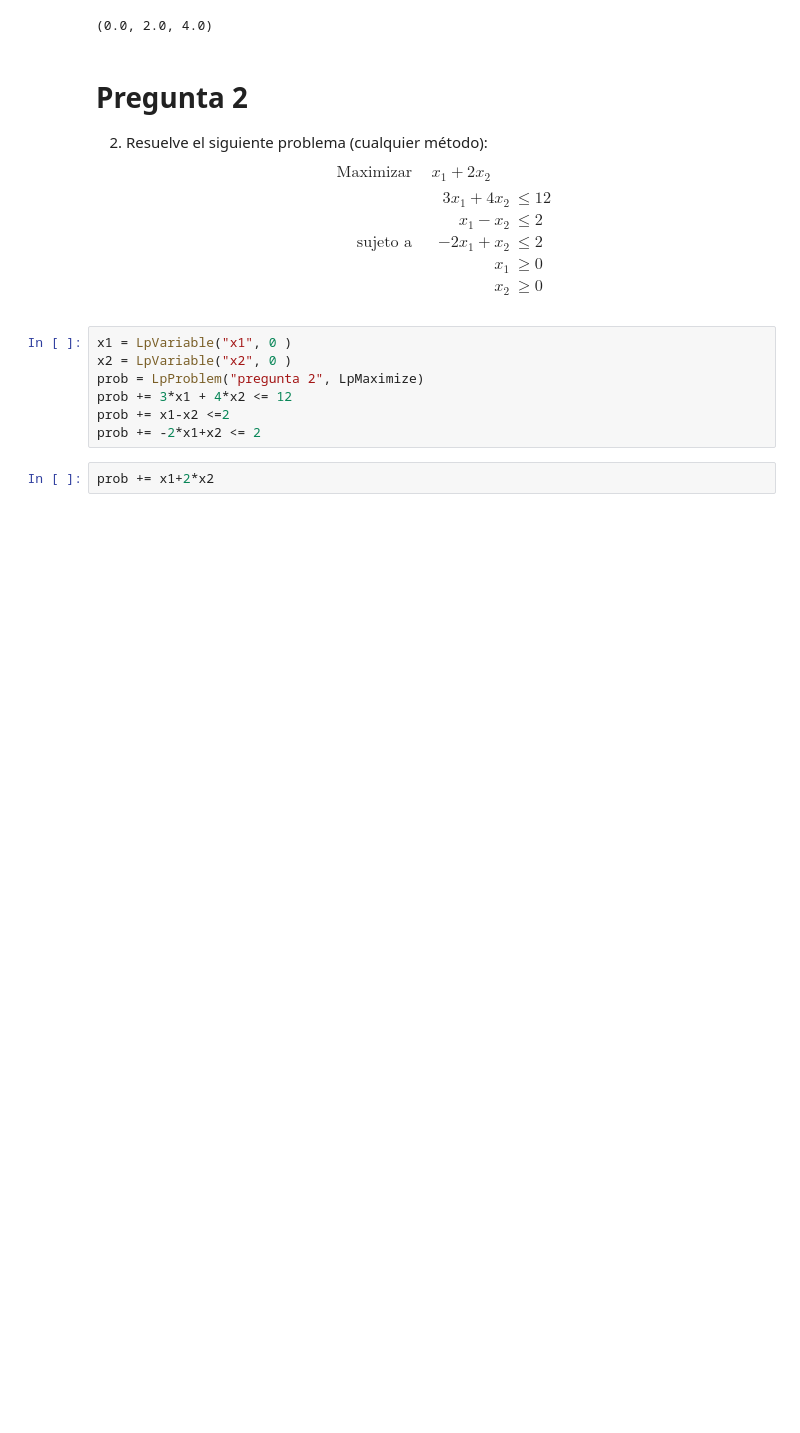
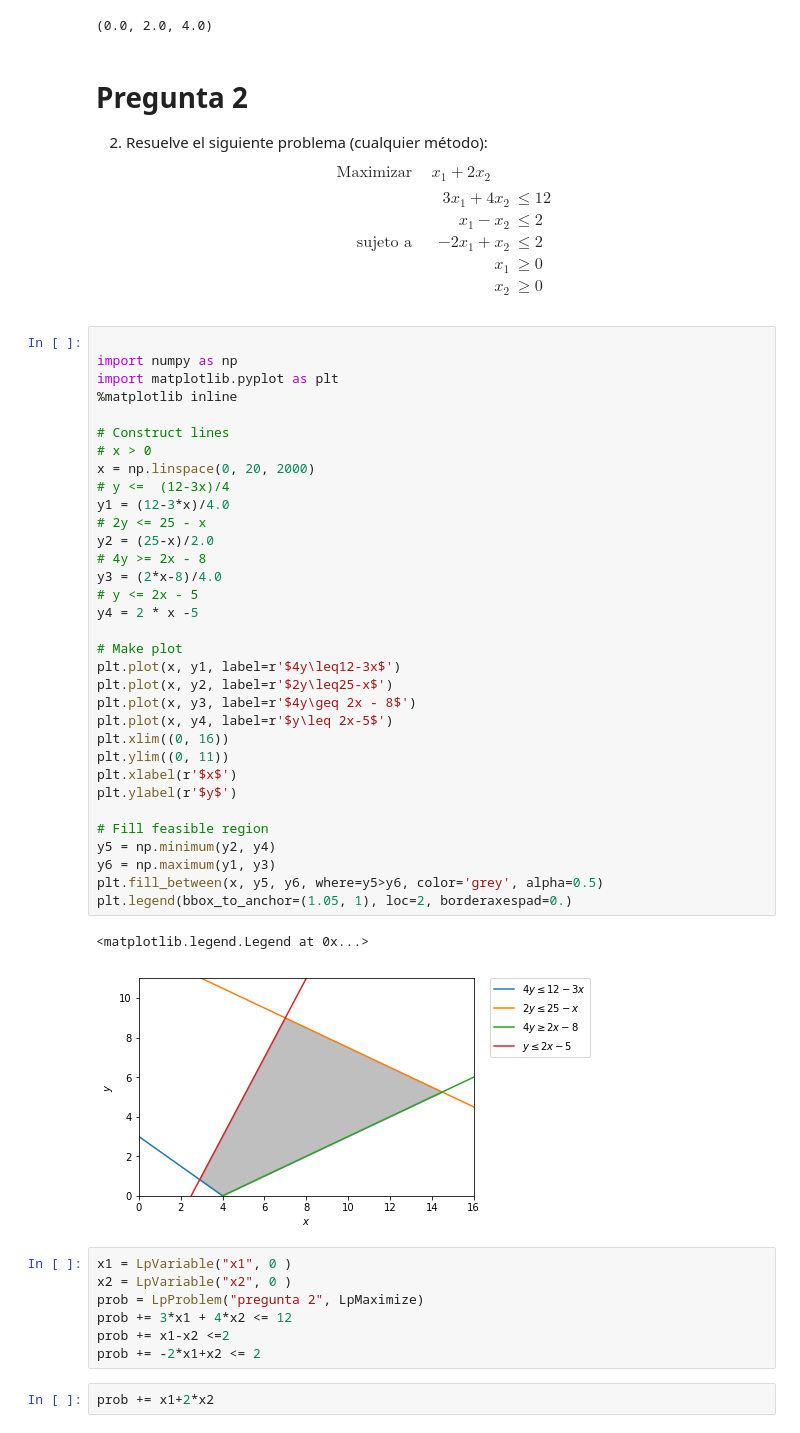
Before and after one commit to VeraniaHdez12/Programacion-Lineal, a Jupyter notebook: Examen 1.ipynb, the cells around one changed output. Drawn from its saved outputs; the diff is of its cells as text; blank space fills up the shorter version.

```diff
--- a/Examen 1.ipynb
+++ b/Examen 1.ipynb
@@ -72,6 +72,42 @@ value(x), value(y), value(prob.objective)
      \end{aligned}
    \end{aligned}
    \end{equation*}
+# %%
+
+import numpy as np
+import matplotlib.pyplot as plt
+%matplotlib inline
+
+# Construct lines
+# x > 0
+x = np.linspace(0, 20, 2000)
+# y <=  (12-3x)/4
+y1 = (12-3*x)/4.0
+# 2y <= 25 - x
+y2 = (25-x)/2.0
+# 4y >= 2x - 8
+y3 = (2*x-8)/4.0
+# y <= 2x - 5
+y4 = 2 * x -5
+
+# Make plot
+plt.plot(x, y1, label=r'$4y\leq12-3x$')
+plt.plot(x, y2, label=r'$2y\leq25-x$')
+plt.plot(x, y3, label=r'$4y\geq 2x - 8$')
+plt.plot(x, y4, label=r'$y\leq 2x-5$')
+plt.xlim((0, 16))
+plt.ylim((0, 11))
+plt.xlabel(r'$x$')
+plt.ylabel(r'$y$')
+
+# Fill feasible region
+y5 = np.minimum(y2, y4)
+y6 = np.maximum(y1, y3)
+plt.fill_between(x, y5, y6, where=y5>y6, color='grey', alpha=0.5)
+plt.legend(bbox_to_anchor=(1.05, 1), loc=2, borderaxespad=0.)
+# %% [output]
+<matplotlib.legend.Legend at 0x...>
+[figure, added]
 # %%
 x1 = LpVariable("x1", 0 )
 x2 = LpVariable("x2", 0 )
```
Also changed, not shown: parts of 19 cells of this notebook.
